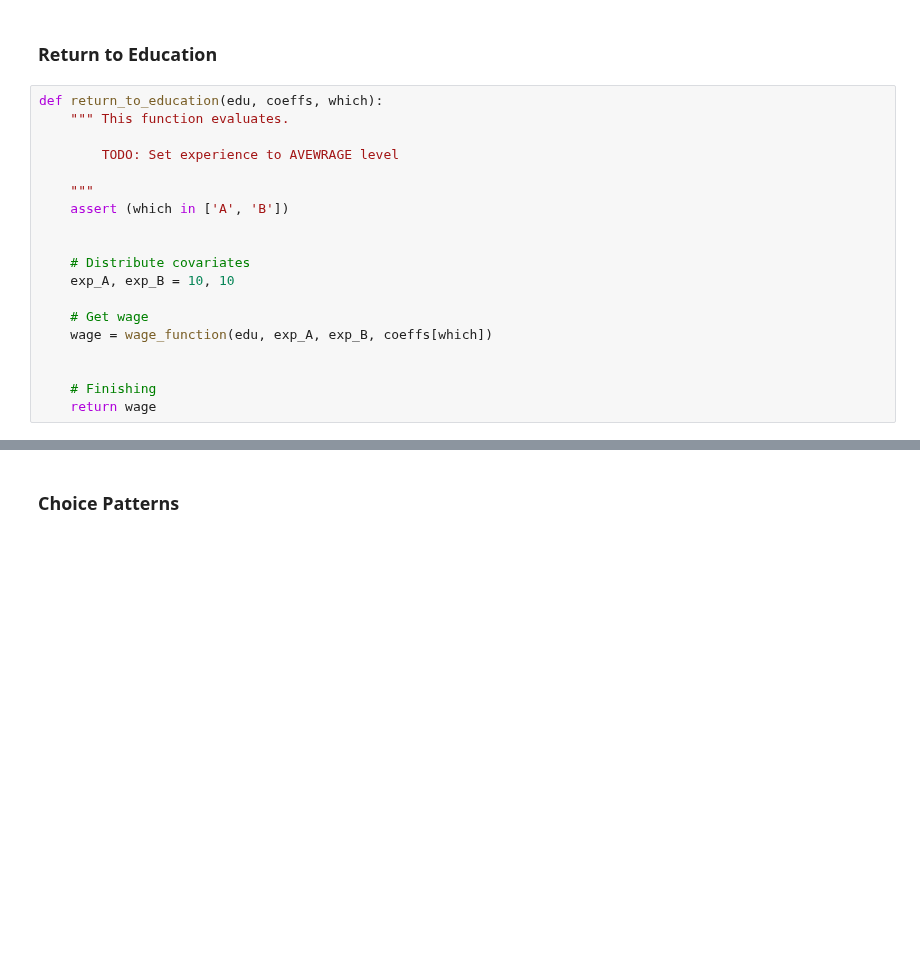
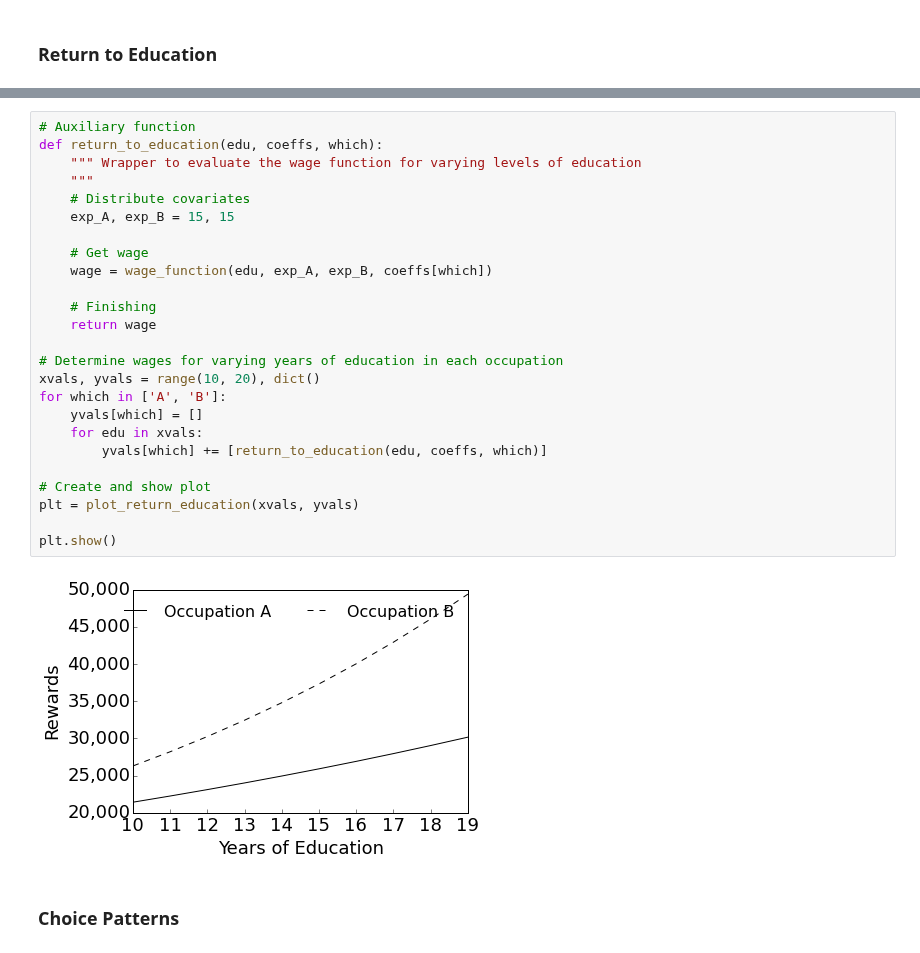
Before and after one commit to OpenSourceEconomics/respy, a Jupyter notebook: development/restud/graphs/graphs.ipynb, the cells around one changed output, grey strips where cells are left out. Drawn from its saved outputs; the diff is of its cells as text; blank space fills up the shorter version.

```diff
--- a/development/restud/graphs/graphs.ipynb
+++ b/development/restud/graphs/graphs.ipynb
@@ -121,21 +105,2 @@ plt.show()
 # %% [markdown]
 ### Return to Education
-# %%
-def return_to_education(edu, coeffs, which):
-    """ This function evaluates.
-
-        TODO: Set experience to AVEWRAGE level
-
-    """
-    assert (which in ['A', 'B'])
-
-
-    # Distribute covariates
-    exp_A, exp_B = 10, 10
-
-    # Get wage
-    wage = wage_function(edu, exp_A, exp_B, coeffs[which])
-
-
-    # Finishing
-    return wage
@@ -185,2 +107,29 @@ plt.show()
+# %%
+# Auxiliary function
+def return_to_education(edu, coeffs, which):
+    """ Wrapper to evaluate the wage function for varying levels of education
+    """
+    # Distribute covariates
+    exp_A, exp_B = 15, 15
+
+    # Get wage
+    wage = wage_function(edu, exp_A, exp_B, coeffs[which])
+
+    # Finishing
+    return wage
+
+# Determine wages for varying years of education in each occupation
+xvals, yvals = range(10, 20), dict()
+for which in ['A', 'B']:
+    yvals[which] = []
+    for edu in xvals:
+        yvals[which] += [return_to_education(edu, coeffs, which)]
+
+# Create and show plot
+plt = plot_return_education(xvals, yvals)
+
+plt.show()
+# %% [output]
+[figure, added]
 # %% [markdown]
 ### Choice Patterns
```
Also changed, not shown: parts of 11 cells of this notebook, 1 other file.
